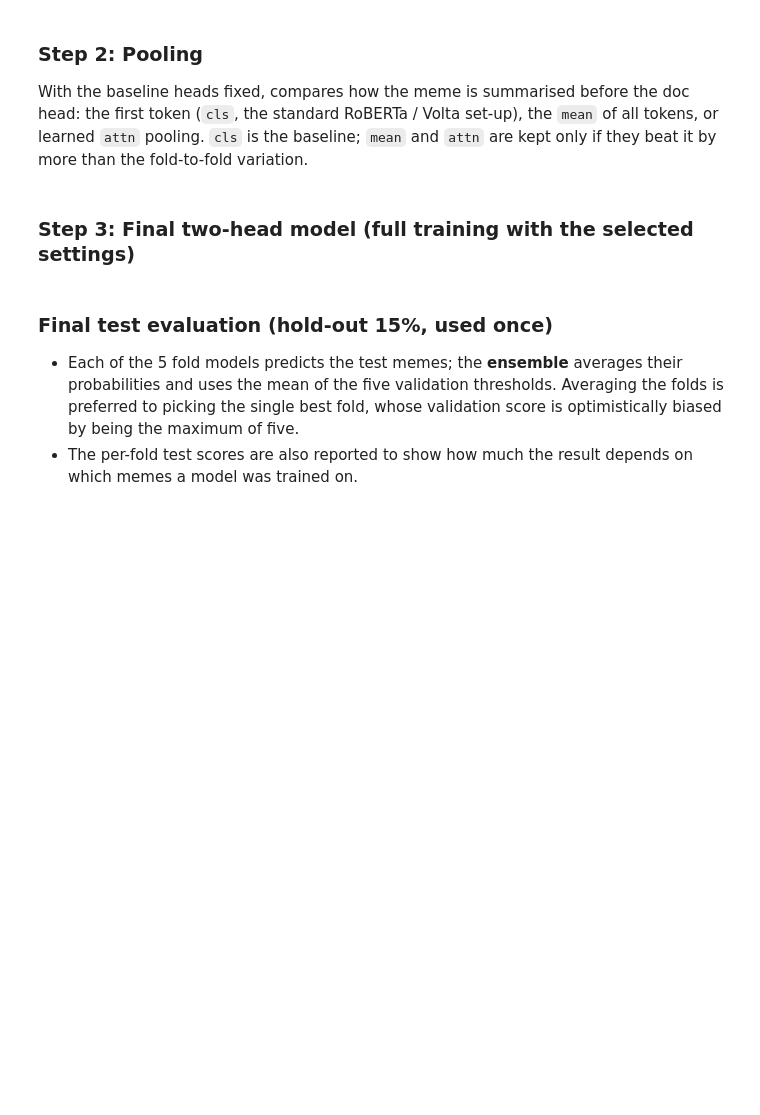
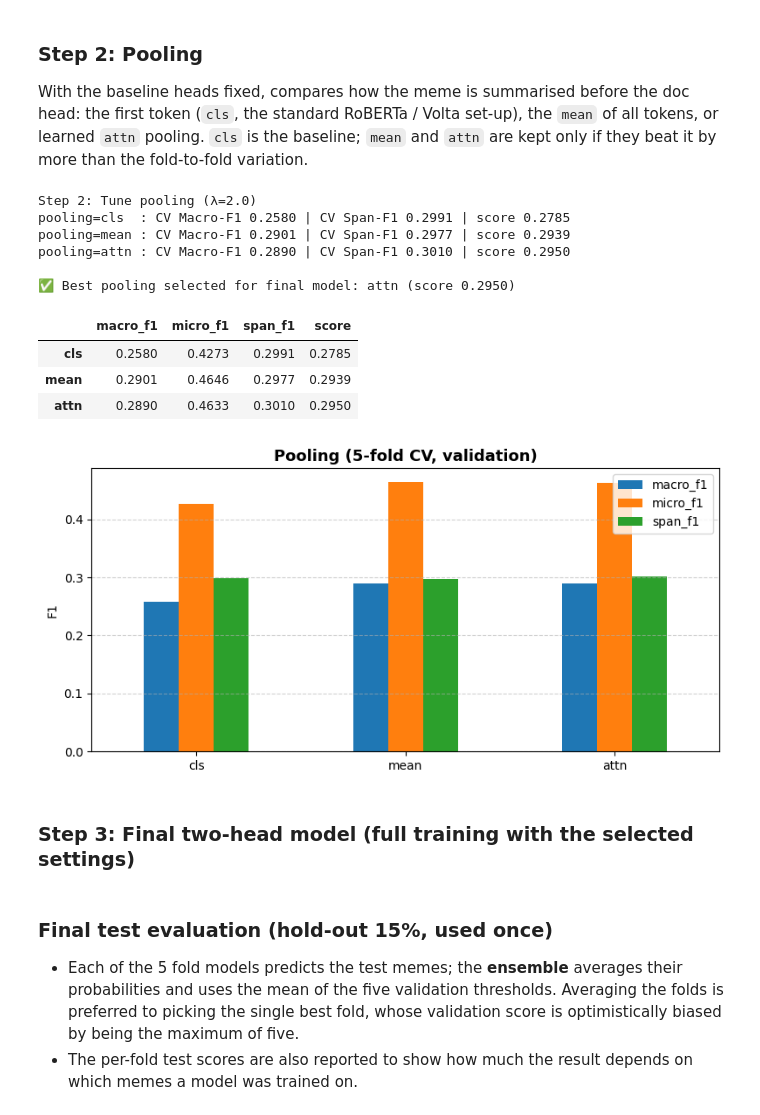
Before and after one commit to PetersGithubCode/DL-2026-A2, a Jupyter notebook: assignment_2-latest.ipynb, the cells around one changed output. Cells and saved outputs as stored; diff of their text form; code cells hidden in the pictures; blank space fills up the shorter version.

```diff
--- a/assignment_2-latest.ipynb
+++ b/assignment_2-latest.ipynb
@@ -1892,9 +1945,17 @@ learning_rates = [1e-5, 3e-5, 5e-5, 1e-4]
 
 print(f"Stage 3: Tune Learning Rate (dropout={best_dropout}, WD={best_wd})")
 best_lr, best_score_lr, lr_results = run_search(
-    "Stage3", "ft_lr", learning_rates,
-    fixed_kwargs=dict(lora_dropout=best_dropout, weight_decay=best_wd, p1_epochs=5, p2_epochs=5, max_folds=K_FOLDS),
-    label_fmt="{:g}",
+    "Stage3",
+    "ft_lr",
+    learning_rates,
+    lam=BASELINE_LAM,
+    pooling=BASELINE_POOLING,
+    lora_r=BEST_R,
+    lora_dropout=best_dropout,   #from [10a]
+    weight_decay=best_wd,        #from [10b]
+    ft_lr=1e-4,                  #replaced by each value being tested
+    p1_epochs=SEARCH_P1, p2_epochs=SEARCH_P2, patience=SEARCH_P2, max_folds=SEARCH_FOLDS,
+    label_fmt="{:.0e}",
 )
 print(f"\n✅ Best LR: {best_lr} ({SELECT_METRIC}: {best_score_lr:.4f})")
 print(f"Best config: lora_dropout={best_dropout}, weight_decay={best_wd}, ft_lr={best_lr}")
@@ -1967,31 +2040,44 @@ With the baseline heads fixed, compares how the meme is summarised before the do
 # %%
 #[11] Step 2: pooling search with the baseline heads (using best λ)
 
 pooling_options = ["cls", "mean", "attn"]
-design_results = {}
 
-print(f"Step 2: Tune pooling (λ={best_lambda})")
-for pooling in pooling_options:
-    res = run_kfold_twohead(lam=best_lambda, pooling=pooling,
-                            p1_epochs=SEARCH_P1, p2_epochs=SEARCH_P2, patience=SEARCH_P2,
-                            max_folds=SEARCH_FOLDS, tag=f"pool={pooling}", verbose=False)
-    design_results[pooling] = {**res["summary"], "pooling": pooling}
-    print(f"pooling={pooling:5s}: CV Macro-F1 {res['summary']['macro_f1']:.4f} | CV Span-F1 {res['summary']['span_f1']:.4f} | "
-          f"score {res['summary']['score']:.4f}")
-    del res
-    gc.collect()
+print(f"Step 2: Tune pooling (λ={BASELINE_LAM}, r={BEST_R}, dropout={best_dropout}, "
+      f"wd={best_wd}, lr={best_lr})")
+best_pooling, best_score_pool, design_df = run_search(
+    "Step2", "pooling",
+    pooling_options,
+    lam=BASELINE_LAM,
+    pooling=BASELINE_POOLING,    #replaced by each value being tested
+    lora_r=BEST_R,               #Step 2b
+    lora_dropout=best_dropout,   #[10a]
+    weight_decay=best_wd,        #[10b]
+    ft_lr=best_lr,               #[10c]
+    p1_epochs=SEARCH_P1,
+    p2_epochs=SEARCH_P2,
+    patience=SEARCH_P2,
+    max_folds=SEARCH_FOLDS,
+)
+print(f"\n✅ Best pooling selected for final model: {best_pooling} ({SELECT_METRIC}: {best_score_pool:.4f})")
 
-best_pooling = max(design_results, key=lambda k: design_results[k]["score"])
-print(f"\n✅ Best pooling selected for final model: {best_pooling} (score {design_results[best_pooling]['score']:.4f})")
-
-design_df = pd.DataFrame(design_results).T[["macro_f1", "micro_f1", "span_f1", "score"]].astype(float)
-display(design_df.round(4))
 ax = design_df[["macro_f1", "micro_f1", "span_f1"]].plot.bar(figsize=(8, 4), rot=0)
 ax.set_title("Pooling (5-fold CV, validation)", fontsize=13, fontweight="bold")
 ax.set_ylabel("F1")
 ax.grid(axis="y", linestyle="--", alpha=0.6)
 plt.tight_layout()
 plt.show()
+# %% [output]
+Step 2: Tune pooling (λ=2.0)
+pooling=cls  : CV Macro-F1 0.2580 | CV Span-F1 0.2991 | score 0.2785
+pooling=mean : CV Macro-F1 0.2901 | CV Span-F1 0.2977 | score 0.2939
+pooling=attn : CV Macro-F1 0.2890 | CV Span-F1 0.3010 | score 0.2950
+
+✅ Best pooling selected for final model: attn (score 0.2950)
+|  | macro_f1 | micro_f1 | span_f1 | score |
+| cls | 0.2580 | 0.4273 | 0.2991 | 0.2785 |
+| mean | 0.2901 | 0.4646 | 0.2977 | 0.2939 |
+| attn | 0.2890 | 0.4633 | 0.3010 | 0.2950 |
+[figure, added]
 # %% [markdown]
 ### Step 3: Final two-head model (full training with the selected settings)
 # %%
```
Also changed, not shown: parts of 5 cells of this notebook.
